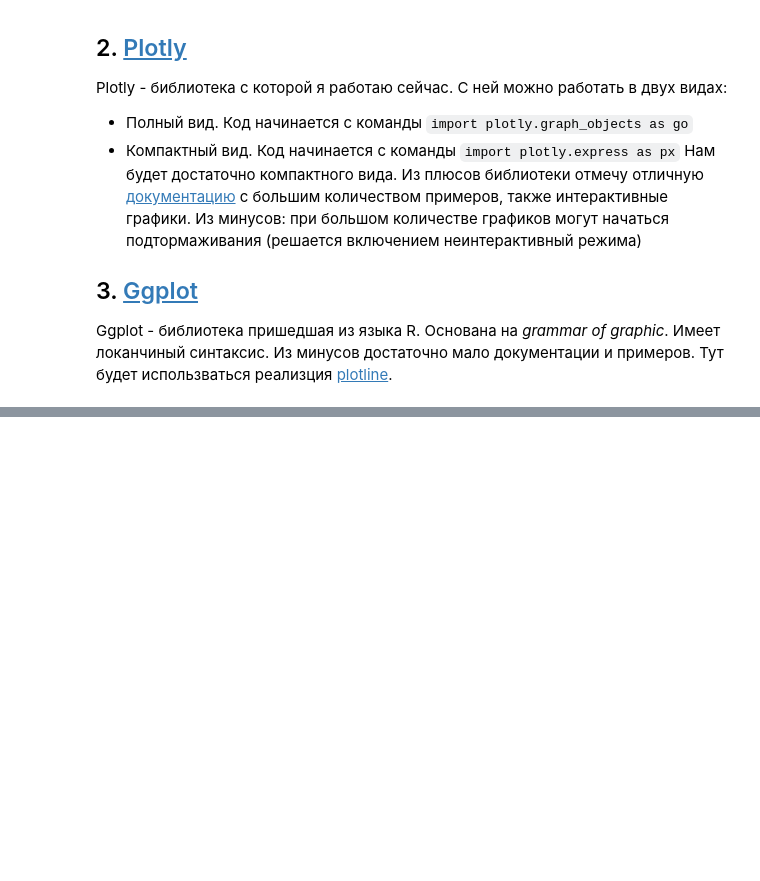
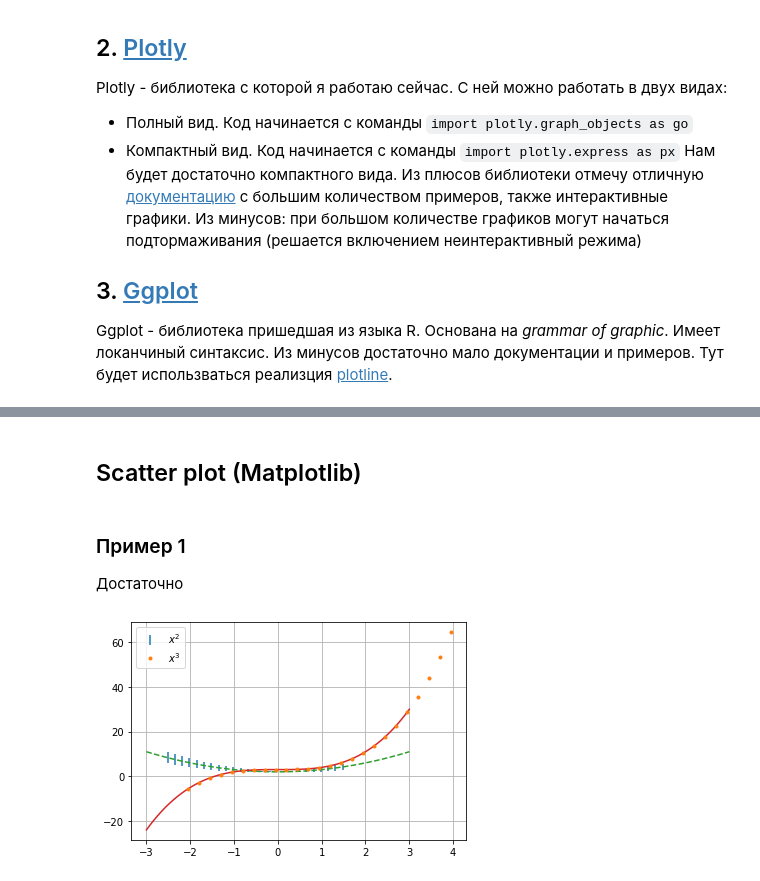
Before and after one commit to Pavel0109/git, a Jupyter notebook: visualization/Untitled.ipynb, the cells around one changed output, grey strips where cells are left out. Saved outputs shown, nothing was run; the diff lists cells and outputs as text; code cells hidden in the pictures; blank space fills up the shorter version.

```diff
--- a/visualization/Untitled.ipynb
+++ b/visualization/Untitled.ipynb
@@ -21,0 +93,8 @@ Ggplot - библиотека пришедшая из языка R. Основа
+# %%
+x1 = np.linspace(-2,2 ,25) + np.random.randn()
+x2 = np.linspace(-3,3 ,25) + np.random.randn()
+
+y1 = np.power(x1, 2) + 2
+y2 = np.power(x2, 3) + 3
+data1 = pd.DataFrame({'x':np.append(x1,x2),'y':np.append(y1,y2),'type':np.repeat([1,2], 25)})
+data1
@@ -21,0 +119,17 @@ Ggplot - библиотека пришедшая из языка R. Основа
+# %% [markdown]
+## Scatter plot (Matplotlib)
+# %% [markdown]
+### Пример 1
+Достаточно
+# %%
+p2 = np.poly1d(np.polyfit(x1, y1, 2))
+p3 = np.poly1d(np.polyfit(x2, y2, 3))
+xp = np.linspace(-3, 3, 100)
+plt.errorbar(x1, y1,yerr = [x*1 for x in x1],  ls='',  label='$x^2$')
+plt.errorbar(x2, y2,  marker='.', ls='',label = '$x^3$')
+plt.plot(xp,p2(xp),'--',xp,p3(xp))
+plt.legend()
+plt.grid()
+plt.show()
+# %% [output]
+[figure, added]
```
Also changed, not shown: parts of 15 cells of this notebook.
